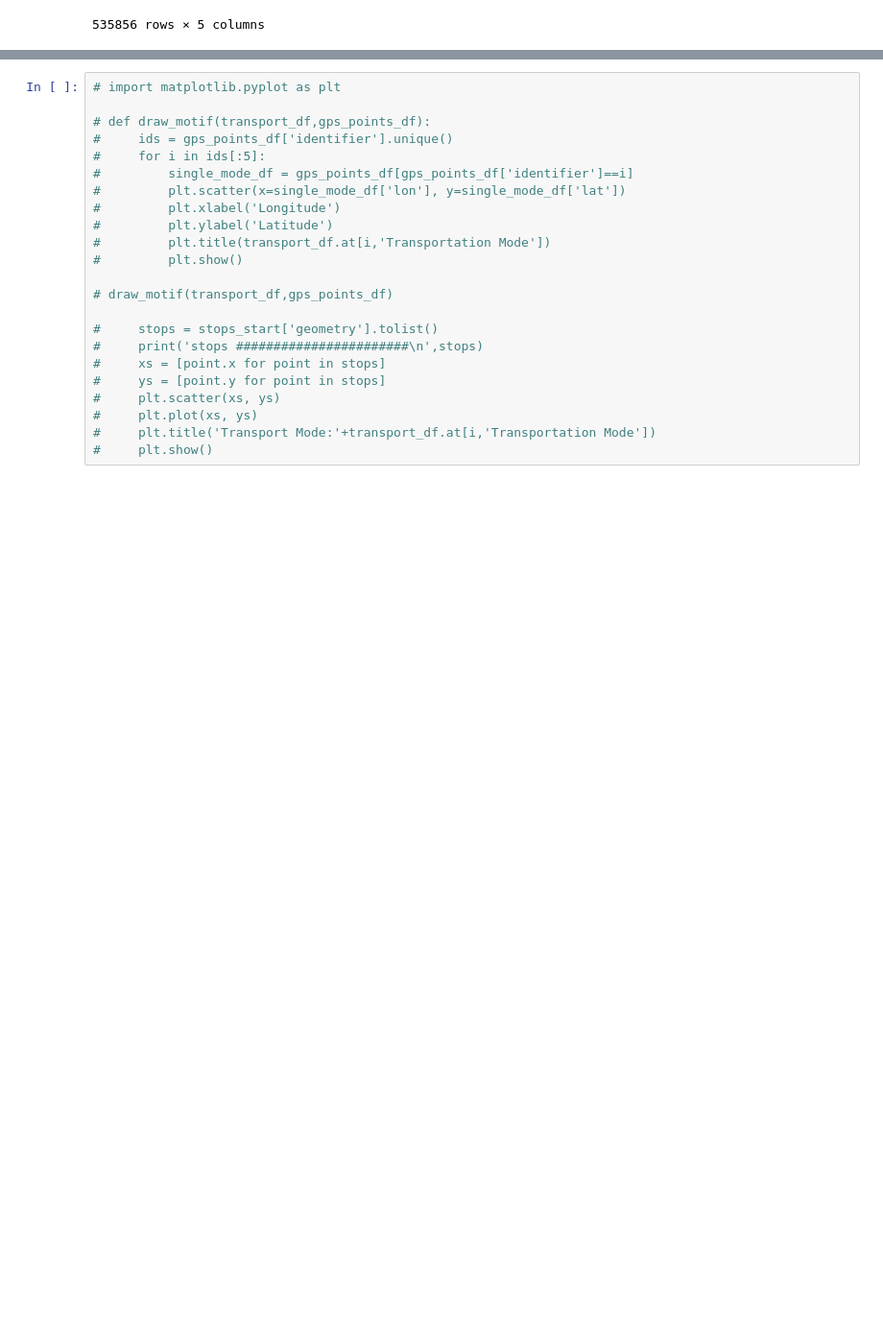
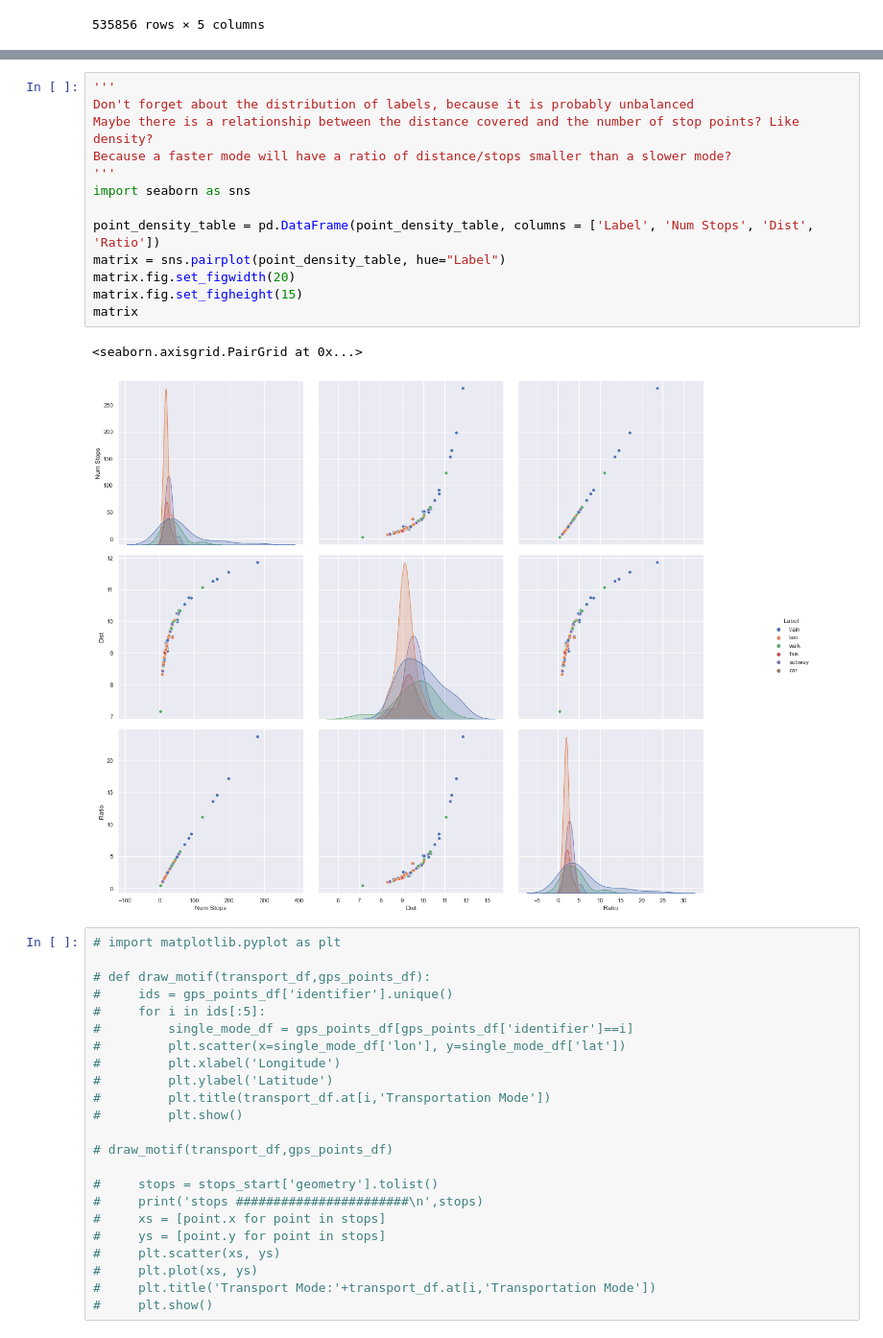
Before and after one commit to gifilipakis/research_Geolife, a Jupyter notebook: Motifs.ipynb, the cells around one changed output, grey strips where cells are left out. Shown: that part at 96% size. Saved outputs shown, nothing was run; the diff lists cells and outputs as text; blank space fills up the shorter version.

Commit message:
Analyzing relationships of features

```diff
--- a/Motifs.ipynb
+++ b/Motifs.ipynb
@@ -287,3 +262,19 @@ point_density_table
+# %%
+'''
+Don't forget about the distribution of labels, because it is probably unbalanced
+Maybe there is a relationship between the distance covered and the number of stop points? Like density?
+Because a faster mode will have a ratio of distance/stops smaller than a slower mode?
+'''
+import seaborn as sns
+
+point_density_table = pd.DataFrame(point_density_table, columns = ['Label', 'Num Stops', 'Dist', 'Ratio'])
+matrix = sns.pairplot(point_density_table, hue="Label")
+matrix.fig.set_figwidth(20)
+matrix.fig.set_figheight(15)
+matrix
+# %% [output]
+<seaborn.axisgrid.PairGrid at 0x...>
+[figure, added]
 # %%
 # import matplotlib.pyplot as plt
 
```
Also changed, not shown: parts of 5 cells of this notebook.
